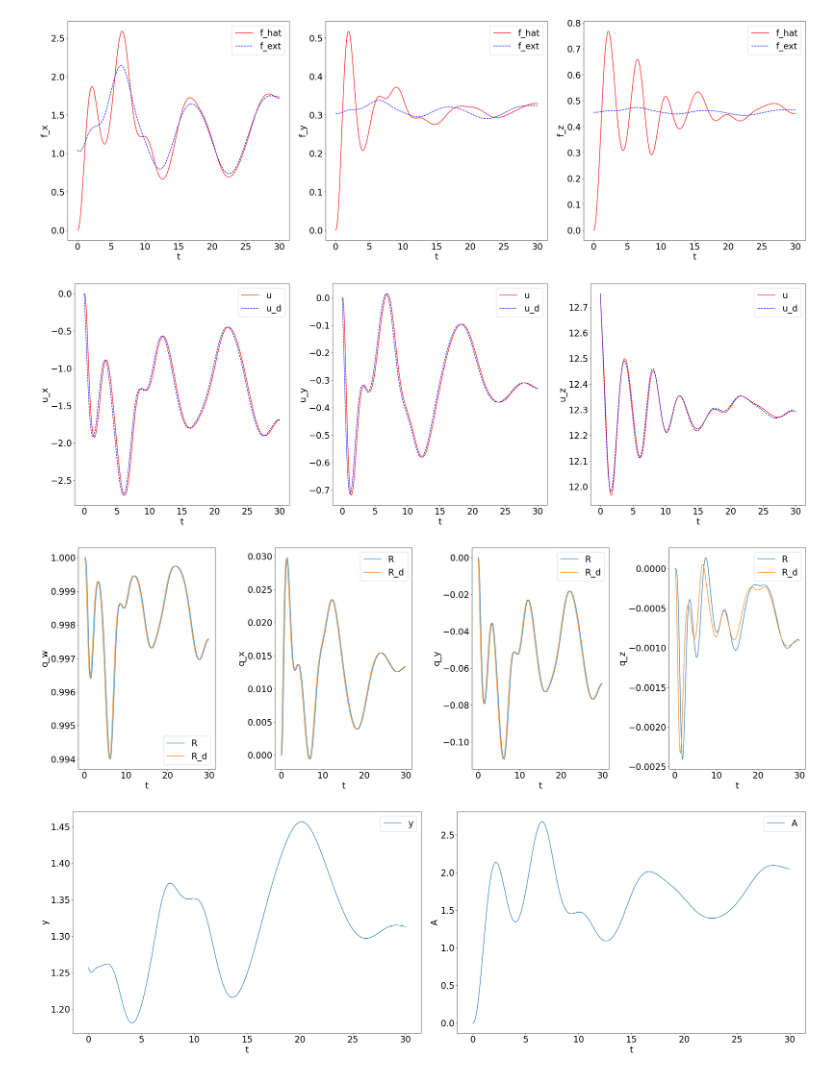
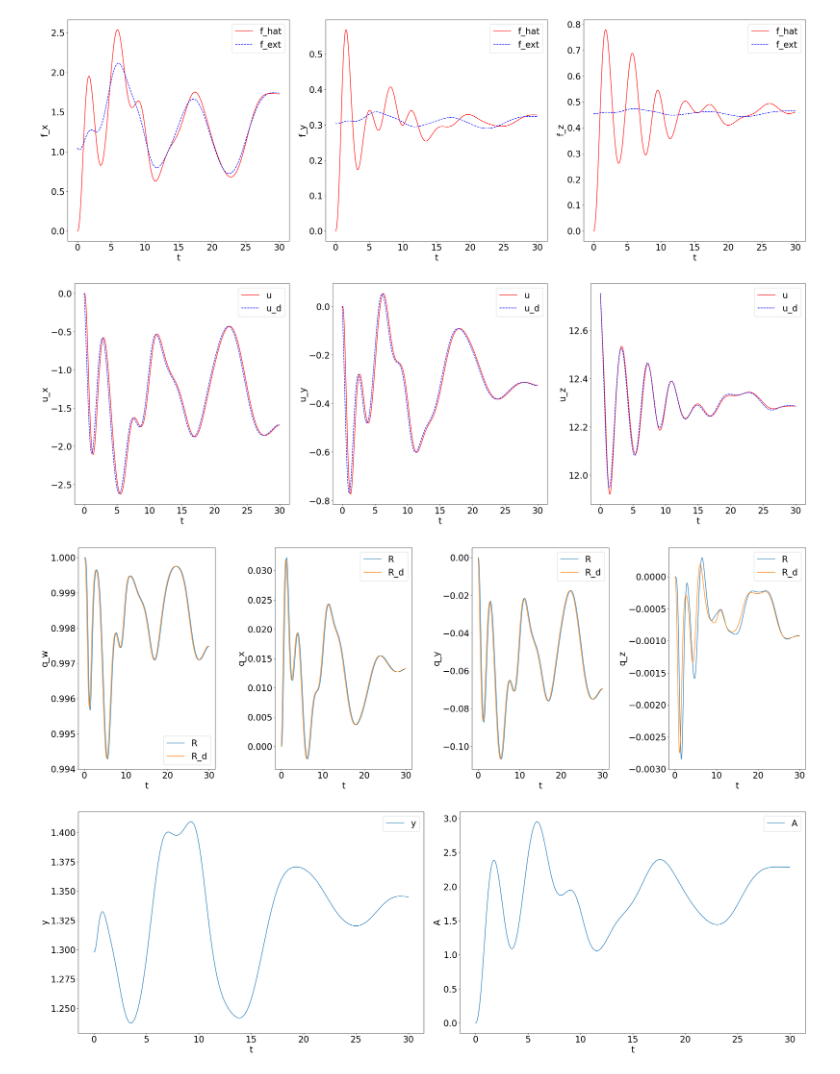
Before and after one commit to joshsohn/COML_hardware, a Jupyter notebook: test_plots.ipynb, the cells around one changed output. Cells and saved outputs as stored; diff of their text form; code cells hidden in the pictures.

```diff
--- a/test_plots.ipynb
+++ b/test_plots.ipynb
@@ -899,8 +899,8 @@ filename = 'seed=0_M=50_E=1000_pinit=2.00_pfreq=2000_regP=1.0000.pkl'
 # filename = 'seed=0_M=50_E=1000_pinit=2.00_pfreq=2000_regP=0.0020.pkl'
 # trial_name = 'reg_P_2e-3_reg_k_R_2e-3_k_R_z_1'
 # filename = 'seed=0_M=50_E=1000_pinit=2.00_pfreq=2000_regP=0.0020.pkl'
-# trial_name = 'reg_P_2e-3_reg_k_R_2e-3_k_R_z_1.4'
-# filename = 'seed=0_M=50_E=1000_pinit=2.00_pfreq=2000_regP=0.0020.pkl'
+trial_name = 'reg_P_2e-3_reg_k_R_2e-3_k_R_z_1.4'
+filename = 'seed=0_M=50_E=1000_pinit=2.00_pfreq=2000_regP=0.0020.pkl'
 
 # k_R = [4.25, 4.25, x]
 # trial_name = 'reg_P_2e-3_reg_k_R_2e-3_k_R_z_0.3'
@@ -1012,7 +1012,7 @@ k_Omega: [0.26746327 0.270094   0.34978613]
-[figure, old version]
+[figure, new version]
-[figure, old version]
+[figure, new version]
-[figure, old version]
+[figure, new version]
-[figure, old version]
+[figure, new version]
 # %%
 pkl = f'{trial_name}/{filename}'
 with open(f'train_results/{pkl}', 'rb') as file:
```
Also changed, not shown: parts of 2 cells of this notebook, 1 other file.
